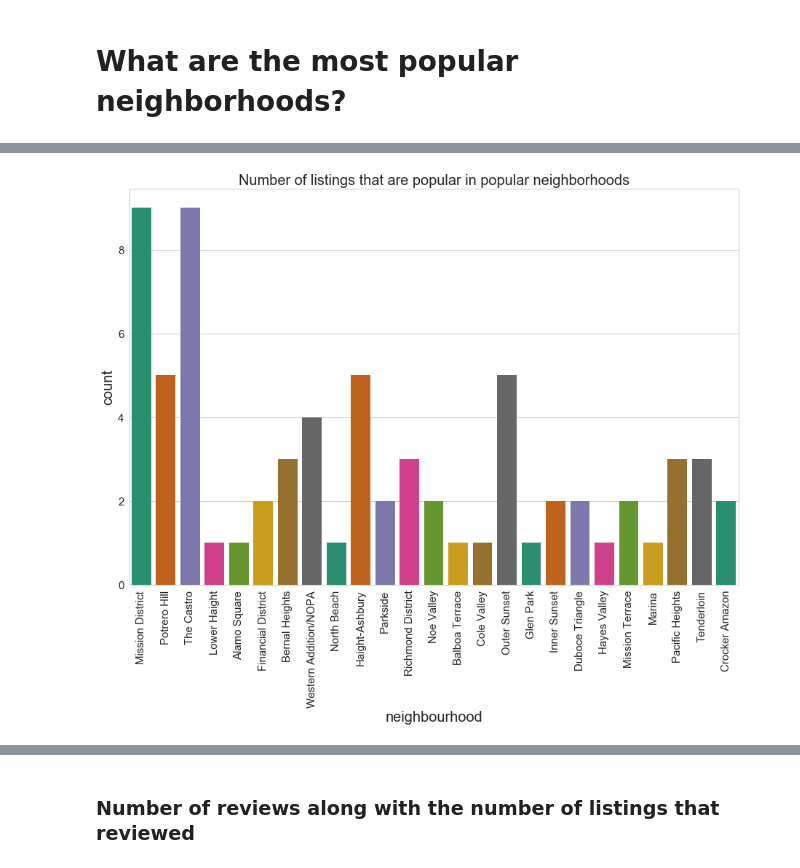
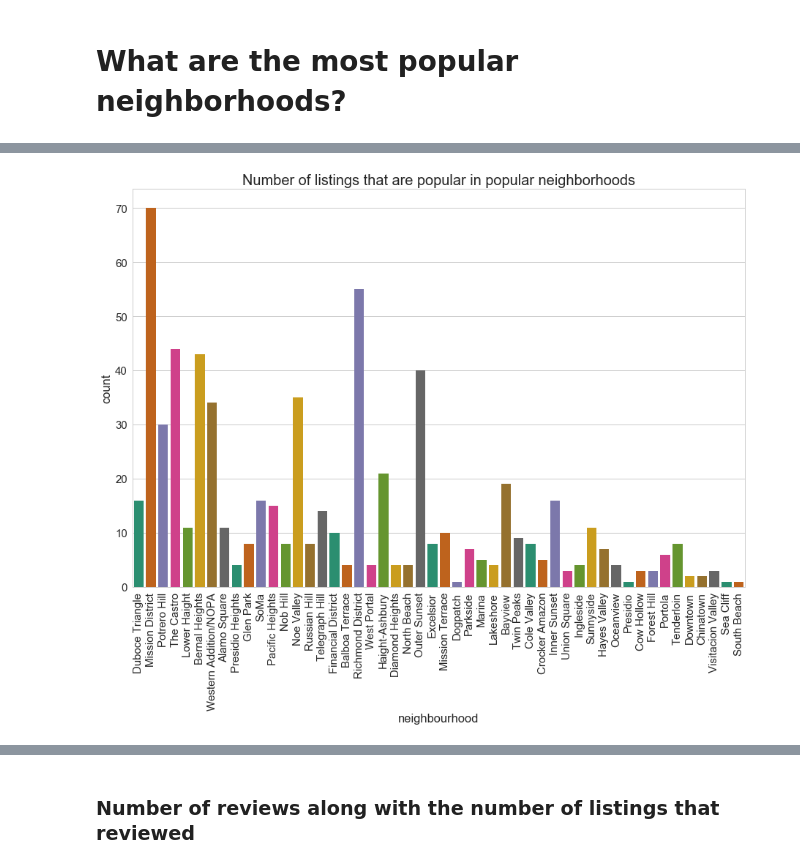
Before and after one commit to Sathya1412/SB-Capstone1, a Jupyter notebook: Capstone_Data_Storytelling.ipynb, the cells around one changed output, grey strips where cells are left out. Drawn from its saved outputs; the diff is of its cells as text; code cells hidden in the pictures.

```diff
--- a/Capstone_Data_Storytelling.ipynb
+++ b/Capstone_Data_Storytelling.ipynb
@@ -83,8 +89,9 @@ plt.show()
 # %%
-dff= df[df['number_of_reviews']>0.5*df.number_of_reviews.max()]
+dff= df[df['popular']]
 plt.figure(figsize=(15,10))
 plt.xticks(rotation=90)
 sns.countplot(x='neighbourhood',data=dff, palette="Dark2").set_title("Number of listings that are popular in popular neighborhoods", fontsize = 20.0)
+
 plt.show()
 # %% [output]
-[figure, old version]
+[figure, new version]
```
Also changed, not shown: parts of 34 cells of this notebook, 2 other files.
